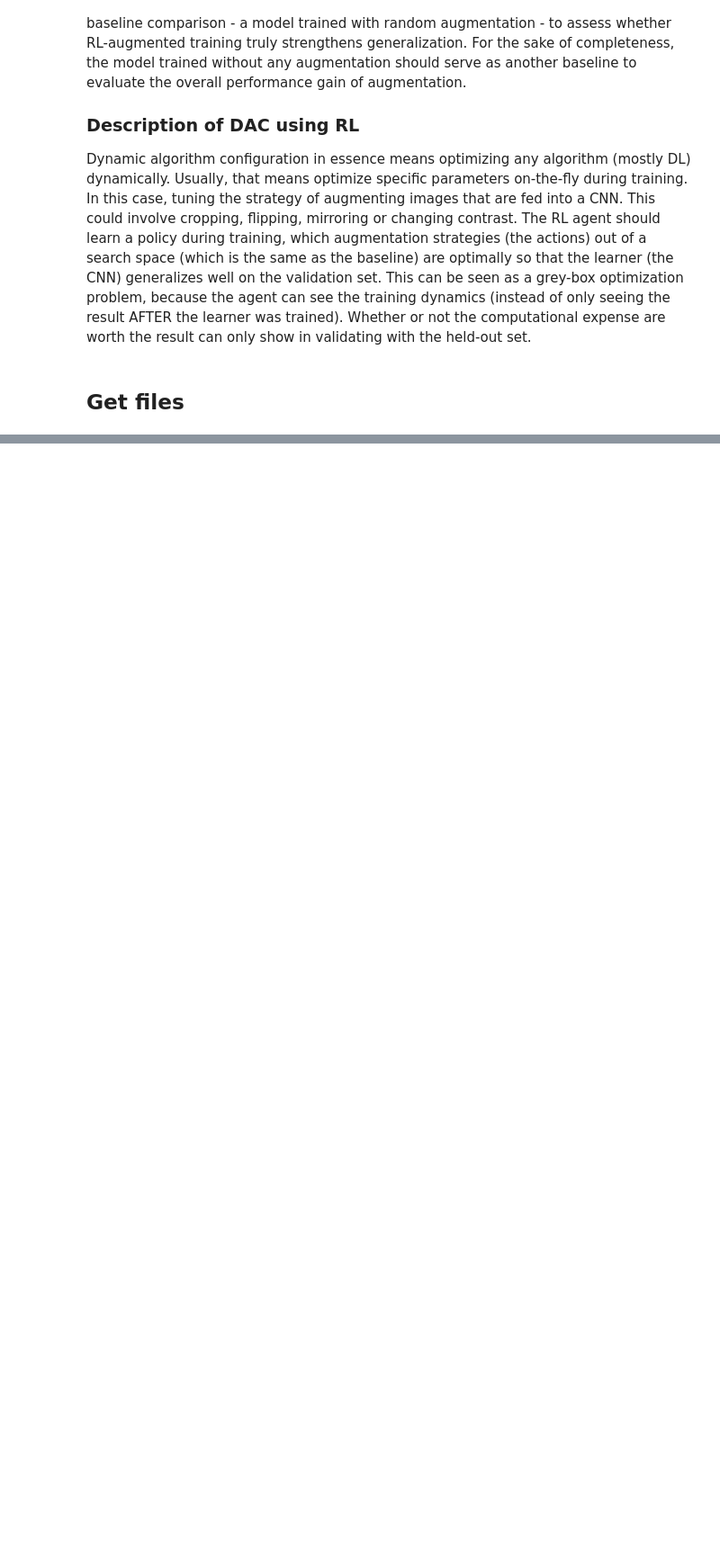
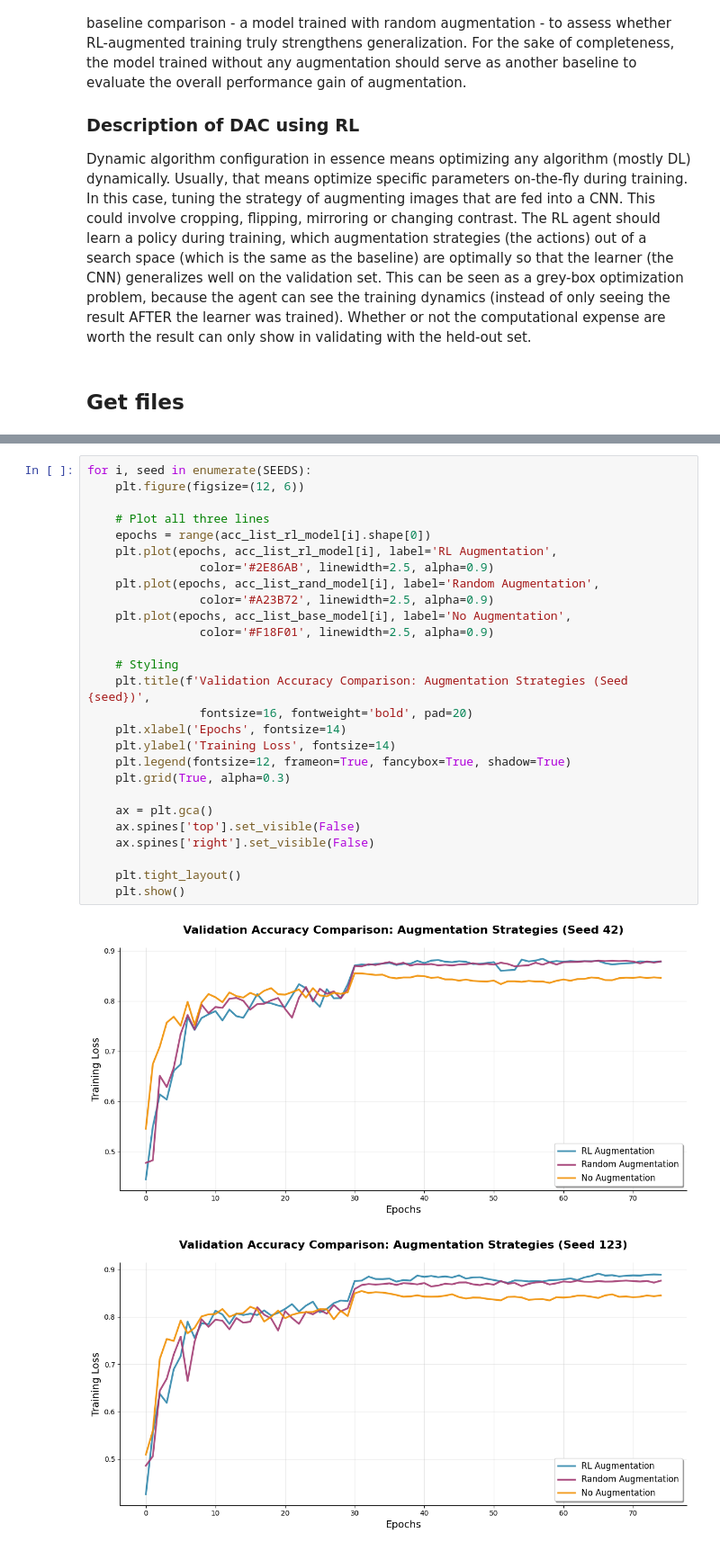
Before and after one commit to LiebenHaider/RLExam, a Jupyter notebook: src/Plots.ipynb, the cells around one changed output, grey strips where cells are left out. Shown at 90% size. Drawn from its saved outputs; the diff is of its cells as text; blank space fills up the shorter version.

```diff
--- a/src/Plots.ipynb
+++ b/src/Plots.ipynb
@@ -79,0 +116,30 @@ IndexError: list index out of range
+# %%
+for i, seed in enumerate(SEEDS):
+    plt.figure(figsize=(12, 6))
+
+    # Plot all three lines
+    epochs = range(acc_list_rl_model[i].shape[0])
+    plt.plot(epochs, acc_list_rl_model[i], label='RL Augmentation',
+                color='#2E86AB', linewidth=2.5, alpha=0.9)
+    plt.plot(epochs, acc_list_rand_model[i], label='Random Augmentation',
+                color='#A23B72', linewidth=2.5, alpha=0.9)
+    plt.plot(epochs, acc_list_base_model[i], label='No Augmentation',
+                color='#F18F01', linewidth=2.5, alpha=0.9)
+
+    # Styling
+    plt.title(f'Validation Accuracy Comparison: Augmentation Strategies (Seed {seed})',
+                fontsize=16, fontweight='bold', pad=20)
+    plt.xlabel('Epochs', fontsize=14)
+    plt.ylabel('Training Loss', fontsize=14)
+    plt.legend(fontsize=12, frameon=True, fancybox=True, shadow=True)
+    plt.grid(True, alpha=0.3)
+
+    ax = plt.gca()
+    ax.spines['top'].set_visible(False)
+    ax.spines['right'].set_visible(False)
+
+    plt.tight_layout()
+    plt.show()
+# %% [output]
+[figure, added]
+[figure, added]
```
Also changed, not shown: parts of 10 cells of this notebook.
